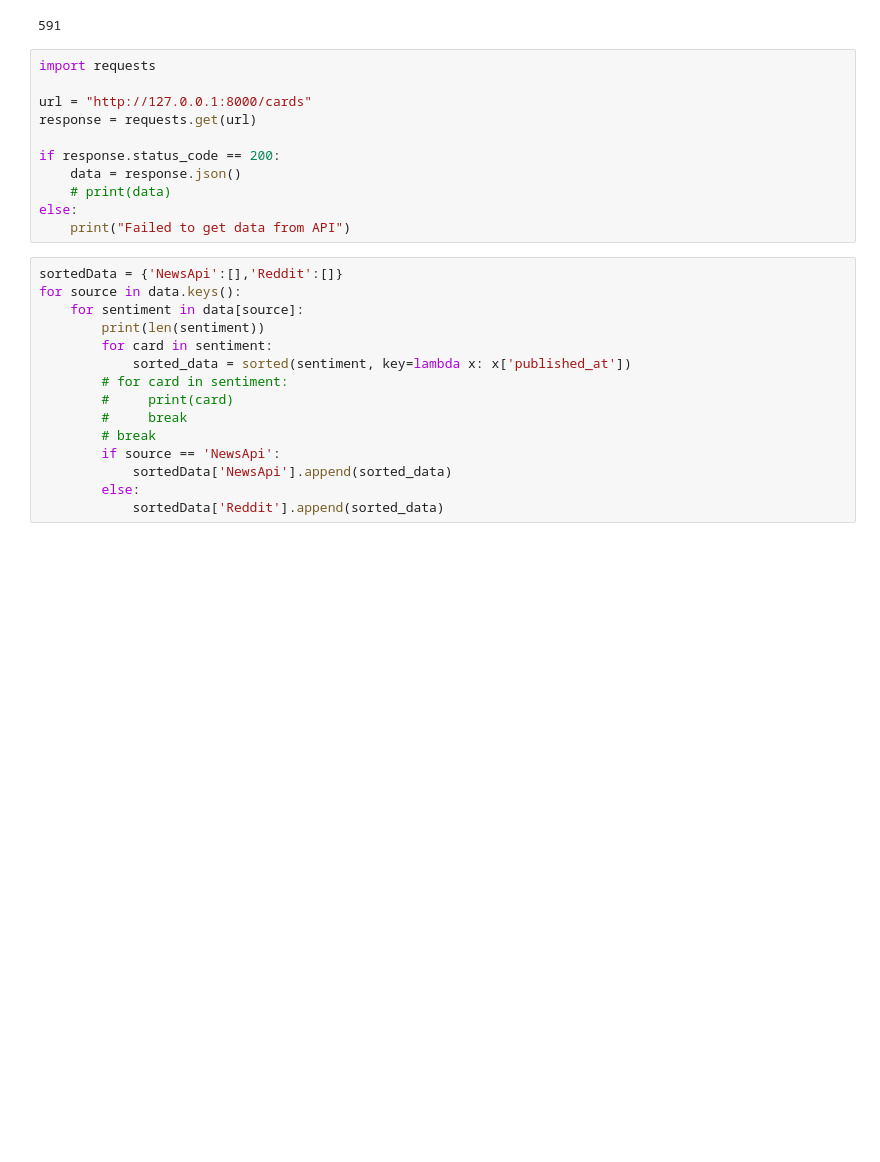
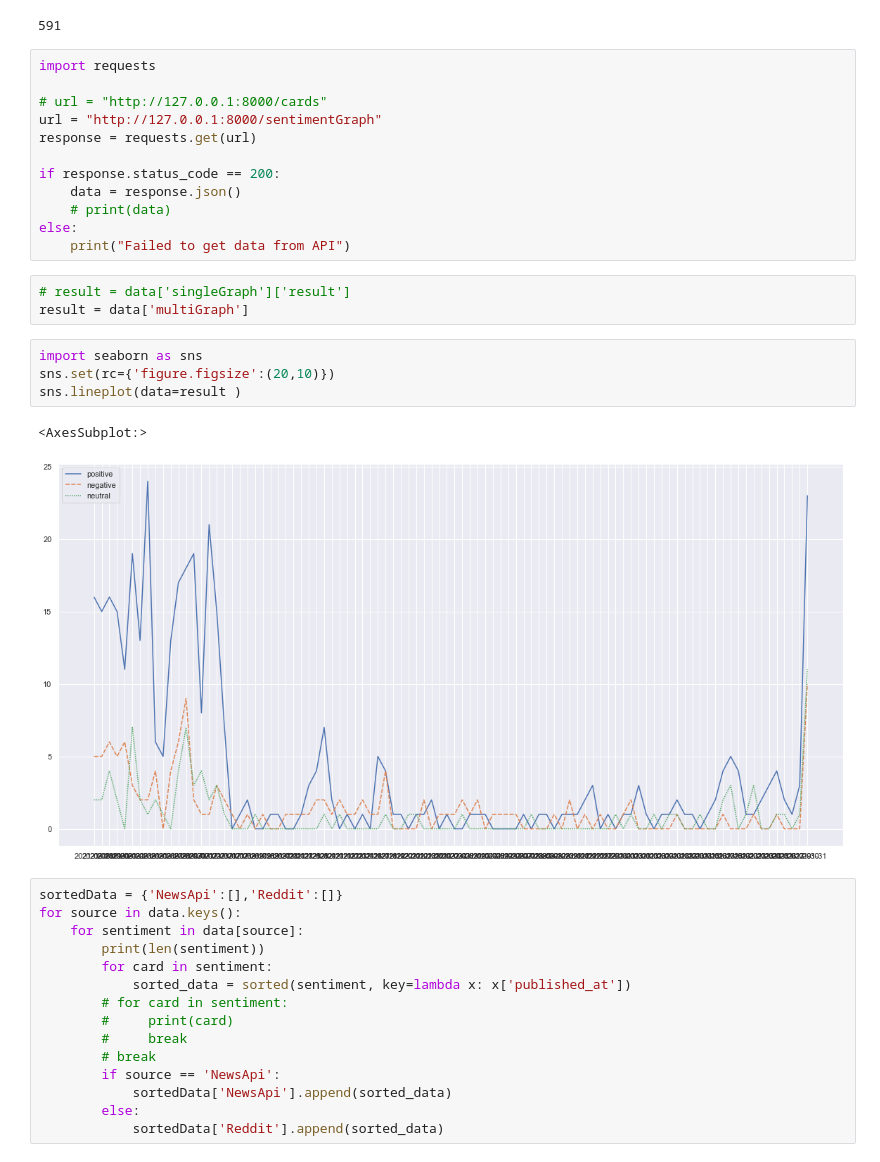
Before and after one commit to ShaheerAhmadTariq/sentimentAnalysis, a Jupyter notebook: Backend/Fastapi/given/test.ipynb, the cells around one changed output. Saved outputs shown, nothing was run; the diff lists cells and outputs as text; blank space fills up the shorter version.

```diff
--- a/Backend/Fastapi/given/test.ipynb
+++ b/Backend/Fastapi/given/test.ipynb
@@ -11,7 +11,8 @@ sum
 # %%
 import requests
 
-url = "http://127.0.0.1:8000/cards"
+# url = "http://127.0.0.1:8000/cards"
+url = "http://127.0.0.1:8000/sentimentGraph"
 response = requests.get(url)
 
 if response.status_code == 200:
@@ -19,6 +20,16 @@ if response.status_code == 200:
     # print(data)
 else:
     print("Failed to get data from API")
+# %%
+# result = data['singleGraph']['result']
+result = data['multiGraph']
+# %%
+import seaborn as sns
+sns.set(rc={'figure.figsize':(20,10)})
+sns.lineplot(data=result )
+# %% [output]
+<AxesSubplot:>
+[figure, added]
 # %%
 sortedData = {'NewsApi':[],'Reddit':[]}
 for source in data.keys():
```
Also changed, not shown: 5 other files.
